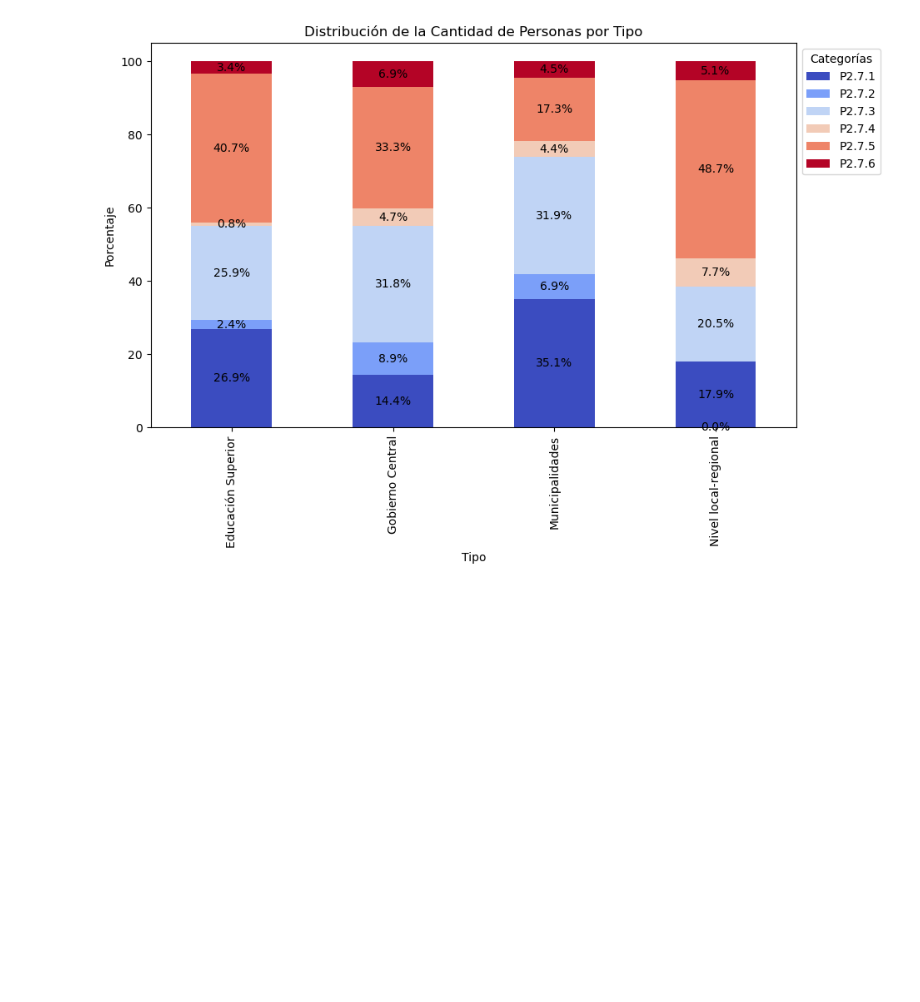
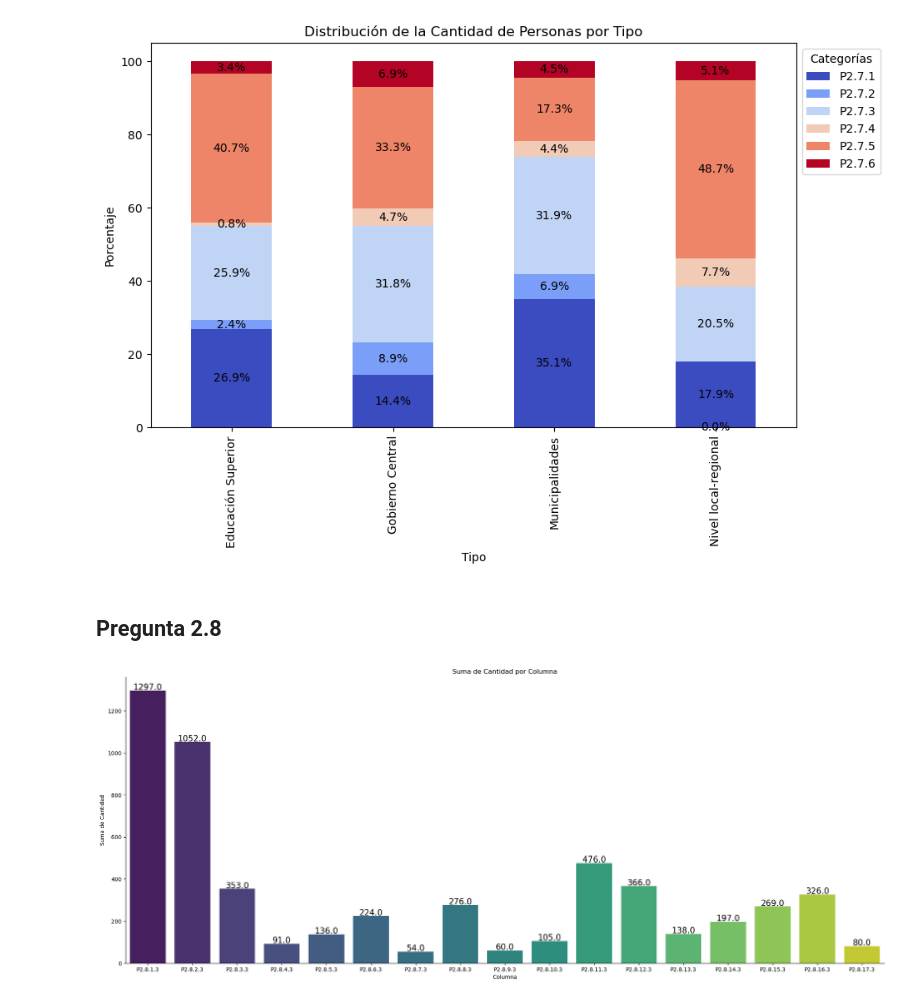
Before and after one commit to alejoGonc/EGD-CameronPartners, a Jupyter notebook: main.ipynb, the cells around one changed output. Drawn from its saved outputs; the diff is of its cells as text; code cells hidden in the pictures; blank space fills up the shorter version.

Commit message:
2.8 plot 1

```diff
--- a/main.ipynb
+++ b/main.ipynb
@@ -261,3 +261,25 @@ for p in ax.patches:
 plt.show()
 # %% [output]
 [figure]
+# %% [markdown]
+## Pregunta 2.8
+# %%
+ProfPorPerfil = cuestionario[["Tipo","P2.8.1.3","P2.8.2.3","P2.8.3.3","P2.8.4.3","P2.8.5.3","P2.8.6.3","P2.8.7.3","P2.8.8.3","P2.8.9.3","P2.8.10.3","P2.8.11.3","P2.8.12.3","P2.8.13.3","P2.8.14.3","P2.8.15.3","P2.8.16.3","P2.8.17.3"]]
+ProfPorPerfil = ProfPorPerfil.replace({'#s.i.': 0, '#n.a.': 0})
+ProfPorPerfil = ProfPorPerfil[["P2.8.1.3","P2.8.2.3","P2.8.3.3","P2.8.4.3","P2.8.5.3","P2.8.6.3","P2.8.7.3","P2.8.8.3","P2.8.9.3","P2.8.10.3","P2.8.11.3","P2.8.12.3","P2.8.13.3","P2.8.14.3","P2.8.15.3","P2.8.16.3","P2.8.17.3"]].astype(int)
+# %%
+g = sns.catplot(data=ProfPorPerfil, kind="bar", height=8, aspect=2.5, palette='viridis',estimator="sum",errorbar=None)
+
+plt.title('Suma de Cantidad por Columna')
+plt.xlabel('Columna')
+plt.ylabel('Suma de Cantidad')
+
+for ax in g.axes.flat:
+    for p in ax.patches:
+        width, height = p.get_width(), p.get_height()
+        x, y = p.get_xy()
+        ax.annotate(f'{height}', (x + width / 2, y + height + 15), ha='center', va='center',fontsize=15)
+
+plt.show()
+# %% [output]
+[figure, added]
```
Also changed, not shown: parts of 3 cells of this notebook.
